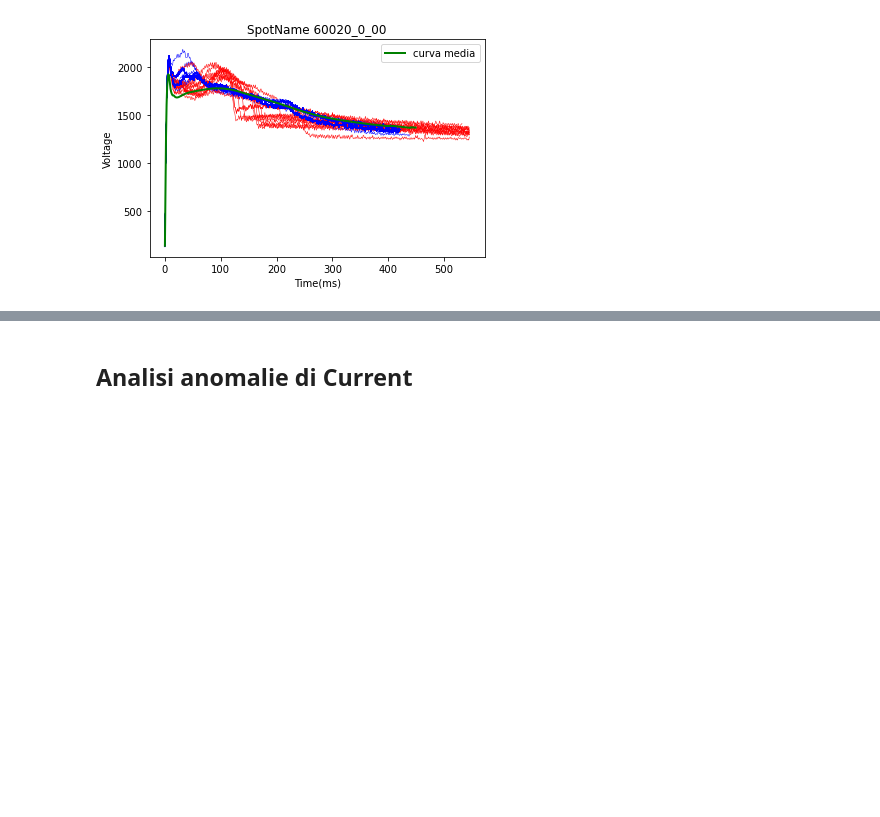
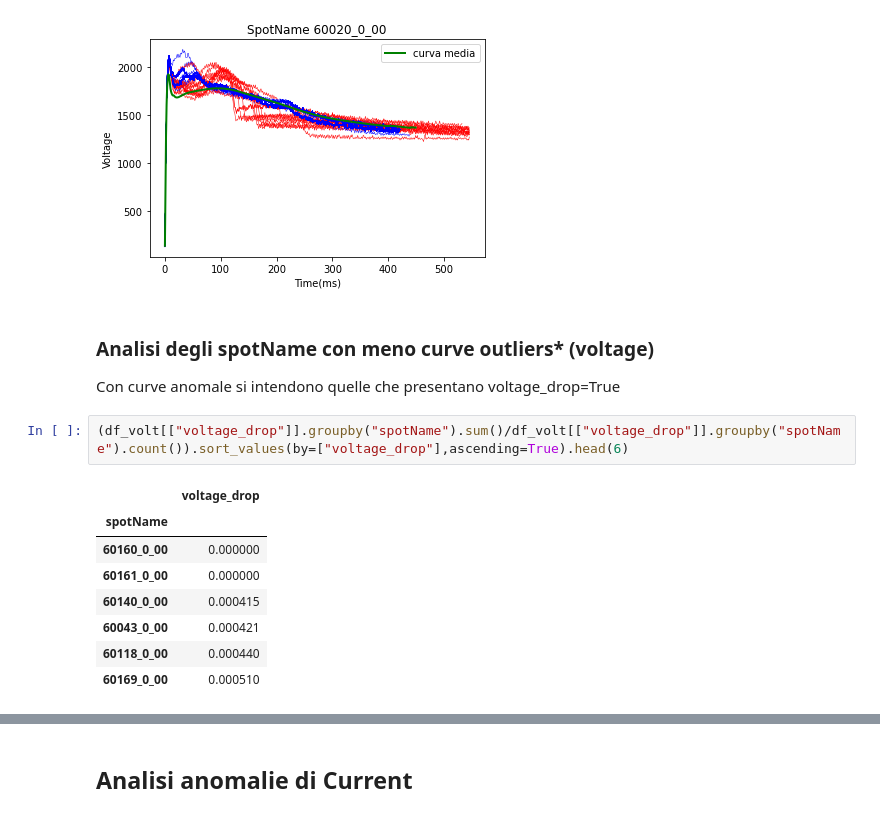
Before and after one commit to DavideMobilia/Anomaly-Detection, a Jupyter notebook: Scripts/Part4- Anomaly Analysis.ipynb, the cells around one changed output, grey strips where cells are left out. Cells and saved outputs as stored; diff of their text form; blank space fills up the shorter version.

```diff
--- a/Scripts/Part4- Anomaly Analysis.ipynb
+++ b/Scripts/Part4- Anomaly Analysis.ipynb
@@ -132,3 +129,17 @@ plt.title("SpotName 60020_0_00")
 plt.legend();
 # %% [output]
 [figure]
+# %% [markdown]
+### Analisi degli spotName con meno curve  outliers* (voltage)
+Con curve anomale si intendono quelle che presentano voltage_drop=True
+# %%
+(df_volt[["voltage_drop"]].groupby("spotName").sum()/df_volt[["voltage_drop"]].groupby("spotName").count()).sort_values(by=["voltage_drop"],ascending=True).head(6)
+# %% [output]
+|  | voltage_drop |
+| spotName |  |
+| 60160_0_00 | 0.000000 |
+| 60161_0_00 | 0.000000 |
+| 60140_0_00 | 0.000415 |
+| 60043_0_00 | 0.000421 |
+| 60118_0_00 | 0.000440 |
+| 60169_0_00 | 0.000510 |
```
Also changed, not shown: parts of 11 cells of this notebook.
